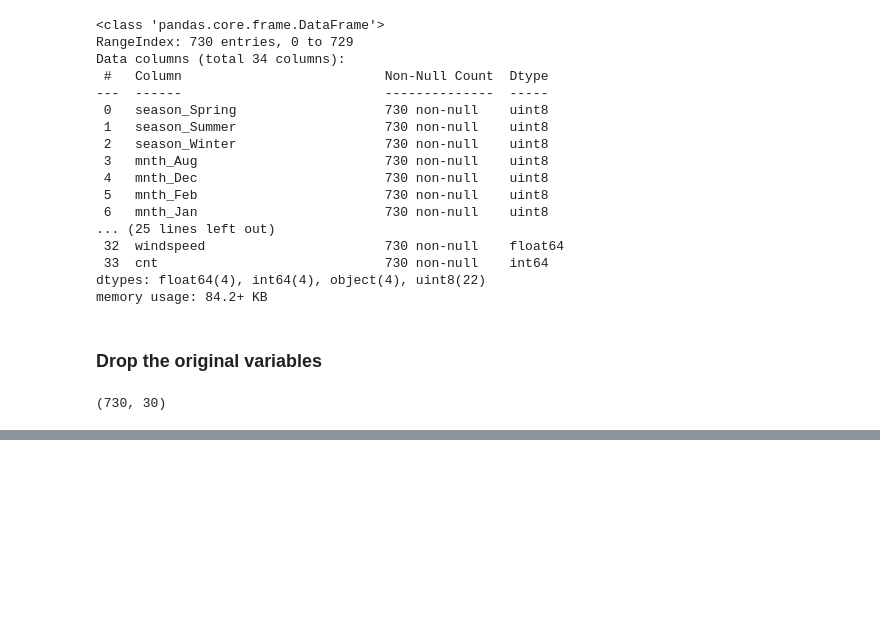
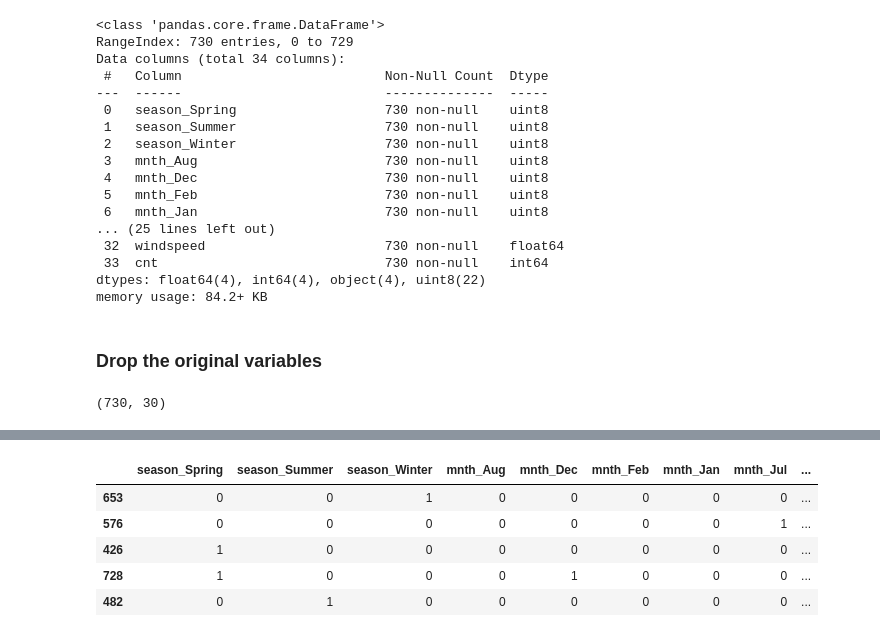
Before and after one commit to taruj/BikeSharing_Assignment, a Jupyter notebook: BikeSharing_Assignment.ipynb, the cells around one changed output, grey strips where cells are left out. Cells and saved outputs as stored; diff of their text form; code cells hidden in the pictures; blank space fills up the shorter version.

```diff
--- a/BikeSharing_Assignment.ipynb
+++ b/BikeSharing_Assignment.ipynb
@@ -435,0 +462,9 @@ bike_data.shape
+# %%
+training.head()
+# %% [output]
+|  | season_Spring | season_Summer | season_Winter | mnth_Aug | mnth_Dec | mnth_Feb | mnth_Jan | mnth_Jul | ... |
+| 653 | 0 | 0 | 1 | 0 | 0 | 0 | 0 | 0 | ... |
+| 576 | 0 | 0 | 0 | 0 | 0 | 0 | 0 | 1 | ... |
+| 426 | 1 | 0 | 0 | 0 | 0 | 0 | 0 | 0 | ... |
+| 728 | 1 | 0 | 0 | 0 | 1 | 0 | 0 | 0 | ... |
+| 482 | 0 | 1 | 0 | 0 | 0 | 0 | 0 | 0 | ... |
```
Also changed, not shown: parts of 42 cells of this notebook.
